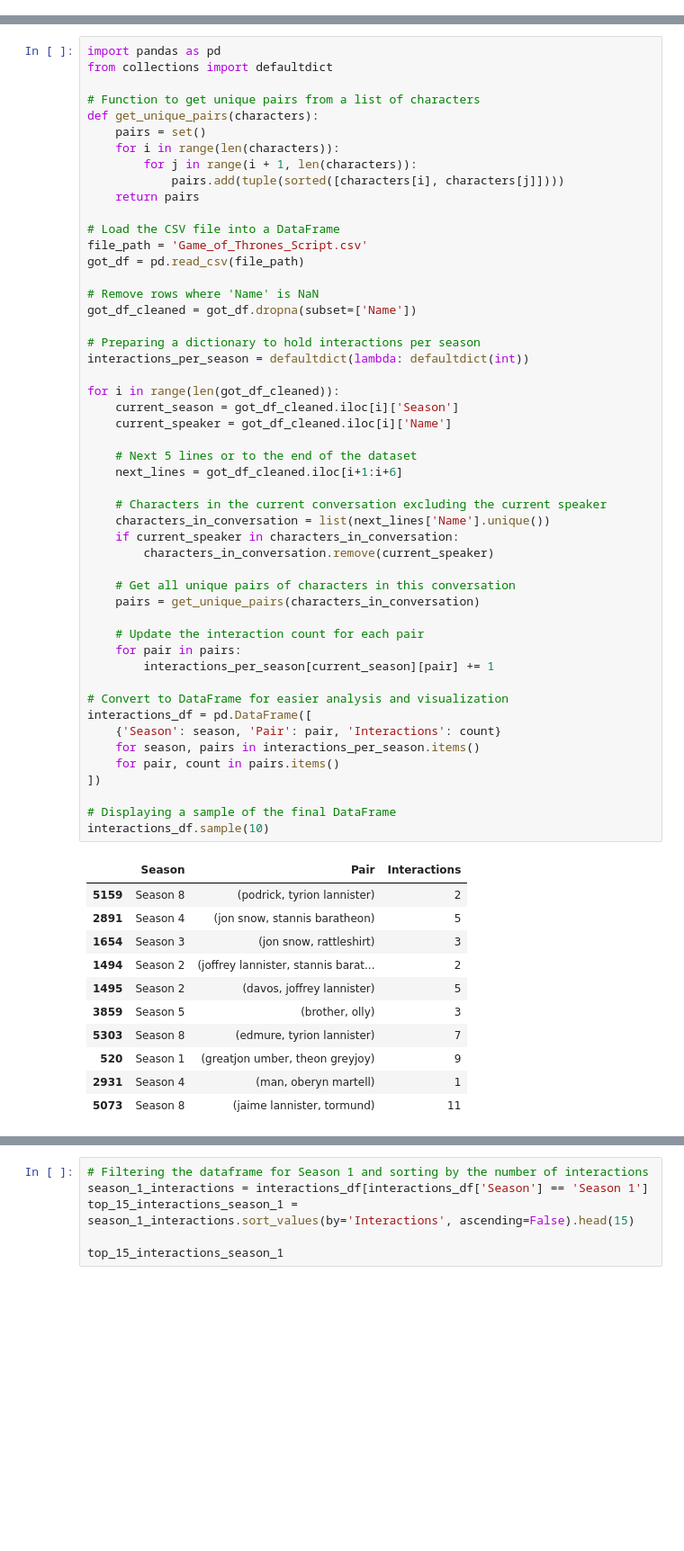
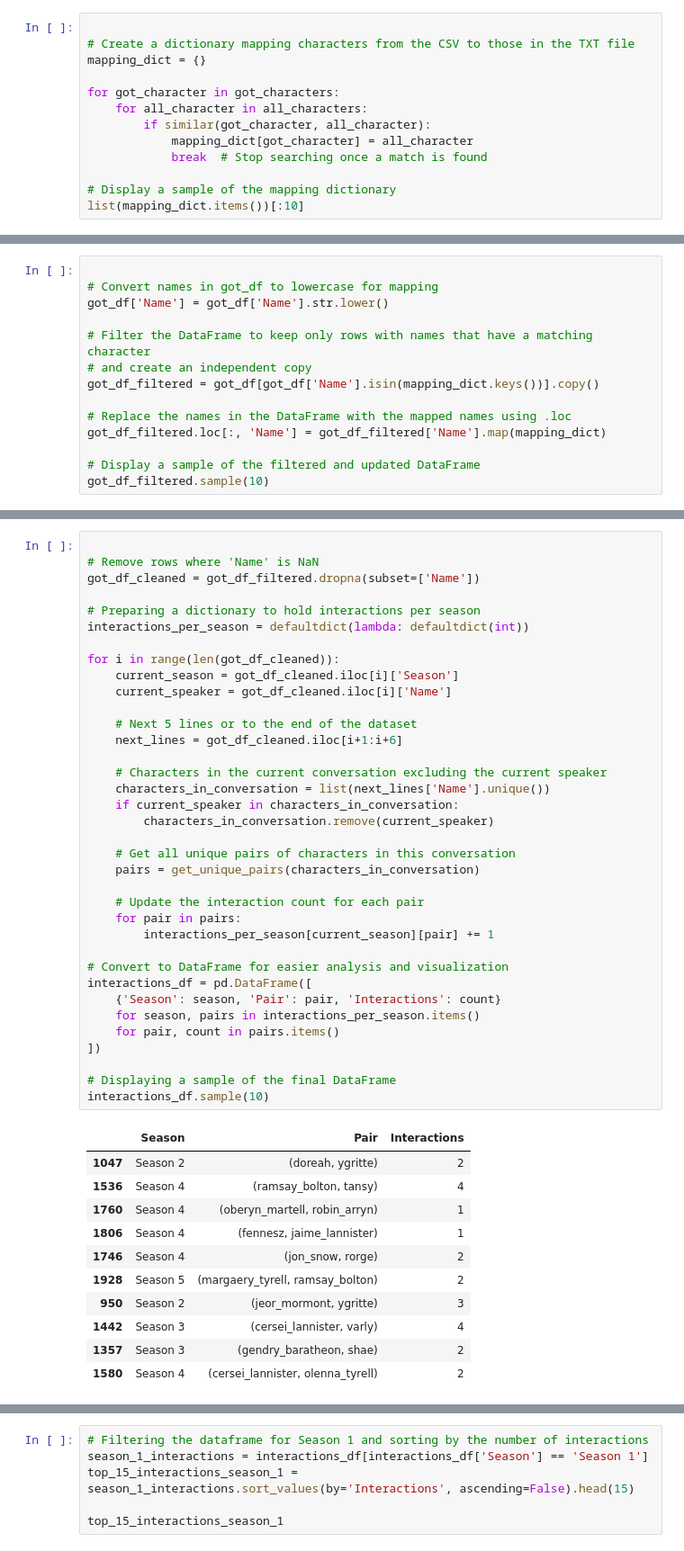
Before and after one commit to Agentroi/socialegraphs23, a Jupyter notebook: project/create_df.ipynb, the cells around one changed output, grey strips where cells are left out. Shown at 90% size. Cells and saved outputs as stored; diff of their text form; blank space fills up the shorter version.

Commit message:
Matching characters with wiki characters

```diff
--- a/project/create_df.ipynb
+++ b/project/create_df.ipynb
@@ -0,0 +44,13 @@
+# %%
+
+# Create a dictionary mapping characters from the CSV to those in the TXT file
+mapping_dict = {}
+
+for got_character in got_characters:
+    for all_character in all_characters:
+        if similar(got_character, all_character):
+            mapping_dict[got_character] = all_character
+            break  # Stop searching once a match is found
+
+# Display a sample of the mapping dictionary
+list(mapping_dict.items())[:10]
@@ -0,0 +68,14 @@
+# %%
+
+# Convert names in got_df to lowercase for mapping
+got_df['Name'] = got_df['Name'].str.lower()
+
+# Filter the DataFrame to keep only rows with names that have a matching character
+# and create an independent copy
+got_df_filtered = got_df[got_df['Name'].isin(mapping_dict.keys())].copy()
+
+# Replace the names in the DataFrame with the mapped names using .loc
+got_df_filtered.loc[:, 'Name'] = got_df_filtered['Name'].map(mapping_dict)
+
+# Display a sample of the filtered and updated DataFrame
+got_df_filtered.sample(10)
@@ -1,21 +94,7 @@
 # %%
-import pandas as pd
-from collections import defaultdict
-
-# Function to get unique pairs from a list of characters
-def get_unique_pairs(characters):
-    pairs = set()
-    for i in range(len(characters)):
-        for j in range(i + 1, len(characters)):
-            pairs.add(tuple(sorted([characters[i], characters[j]])))
-    return pairs
-
-# Load the CSV file into a DataFrame
-file_path = 'Game_of_Thrones_Script.csv'
-got_df = pd.read_csv(file_path)
 
 # Remove rows where 'Name' is NaN
-got_df_cleaned = got_df.dropna(subset=['Name'])
+got_df_cleaned = got_df_filtered.dropna(subset=['Name'])
 
 # Preparing a dictionary to hold interactions per season
 interactions_per_season = defaultdict(lambda: defaultdict(int))
@@ -23,40 +102,40 @@ interactions_per_season = defaultdict(lambda: defaultdict(int))
 for i in range(len(got_df_cleaned)):
     current_season = got_df_cleaned.iloc[i]['Season']
     current_speaker = got_df_cleaned.iloc[i]['Name']
 
     # Next 5 lines or to the end of the dataset
     next_lines = got_df_cleaned.iloc[i+1:i+6]
 
     # Characters in the current conversation excluding the current speaker
     characters_in_conversation = list(next_lines['Name'].unique())
     if current_speaker in characters_in_conversation:
         characters_in_conversation.remove(current_speaker)
 
     # Get all unique pairs of characters in this conversation
     pairs = get_unique_pairs(characters_in_conversation)
 
     # Update the interaction count for each pair
     for pair in pairs:
         interactions_per_season[current_season][pair] += 1
 
 # Convert to DataFrame for easier analysis and visualization
 interactions_df = pd.DataFrame([
     {'Season': season, 'Pair': pair, 'Interactions': count}
     for season, pairs in interactions_per_season.items()
     for pair, count in pairs.items()
 ])
 
 # Displaying a sample of the final DataFrame
 interactions_df.sample(10)
 # %% [output]
 |  | Season | Pair | Interactions |
-| 5159 | Season 8 | (podrick, tyrion lannister) | 2 |
-| 2891 | Season 4 | (jon snow, stannis baratheon) | 5 |
-| 1654 | Season 3 | (jon snow, rattleshirt) | 3 |
-| 1494 | Season 2 | (joffrey lannister, stannis barat... | 2 |
-| 1495 | Season 2 | (davos, joffrey lannister) | 5 |
-| 3859 | Season 5 | (brother, olly) | 3 |
-| 5303 | Season 8 | (edmure, tyrion lannister) | 7 |
-| 520 | Season 1 | (greatjon umber, theon greyjoy) | 9 |
-| 2931 | Season 4 | (man, oberyn martell) | 1 |
-| 5073 | Season 8 | (jaime lannister, tormund) | 11 |
+| 1047 | Season 2 | (doreah, ygritte) | 2 |
+| 1536 | Season 4 | (ramsay_bolton, tansy) | 4 |
+| 1760 | Season 4 | (oberyn_martell, robin_arryn) | 1 |
+| 1806 | Season 4 | (fennesz, jaime_lannister) | 1 |
+| 1746 | Season 4 | (jon_snow, rorge) | 2 |
+| 1928 | Season 5 | (margaery_tyrell, ramsay_bolton) | 2 |
+| 950 | Season 2 | (jeor_mormont, ygritte) | 3 |
+| 1442 | Season 3 | (cersei_lannister, varly) | 4 |
+| 1357 | Season 3 | (gendry_baratheon, shae) | 2 |
+| 1580 | Season 4 | (cersei_lannister, olenna_tyrell) | 2 |
```
Also changed, not shown: parts of 8 cells of this notebook, 1 other file.
